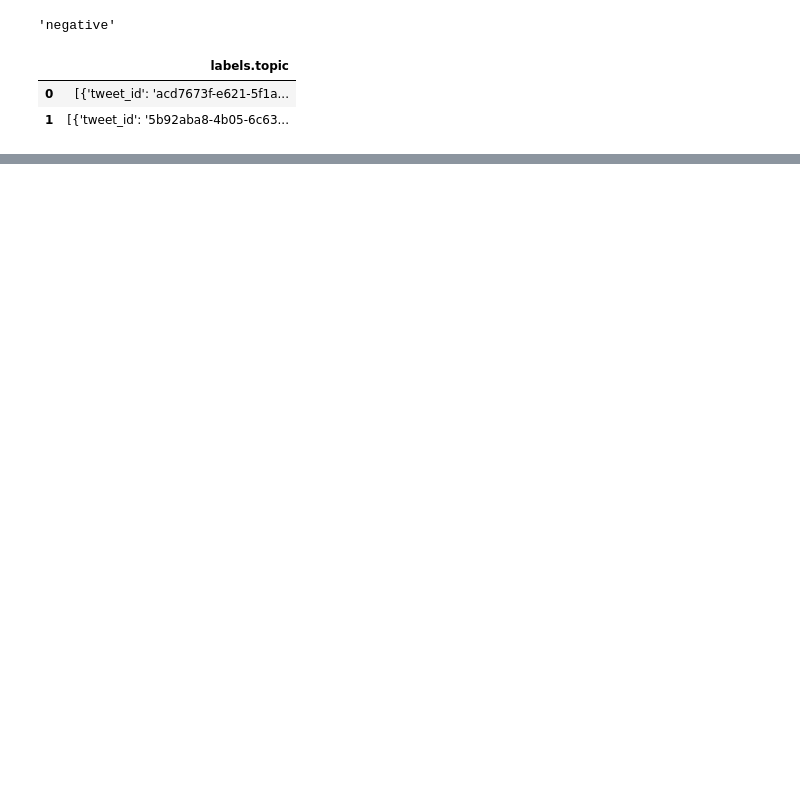
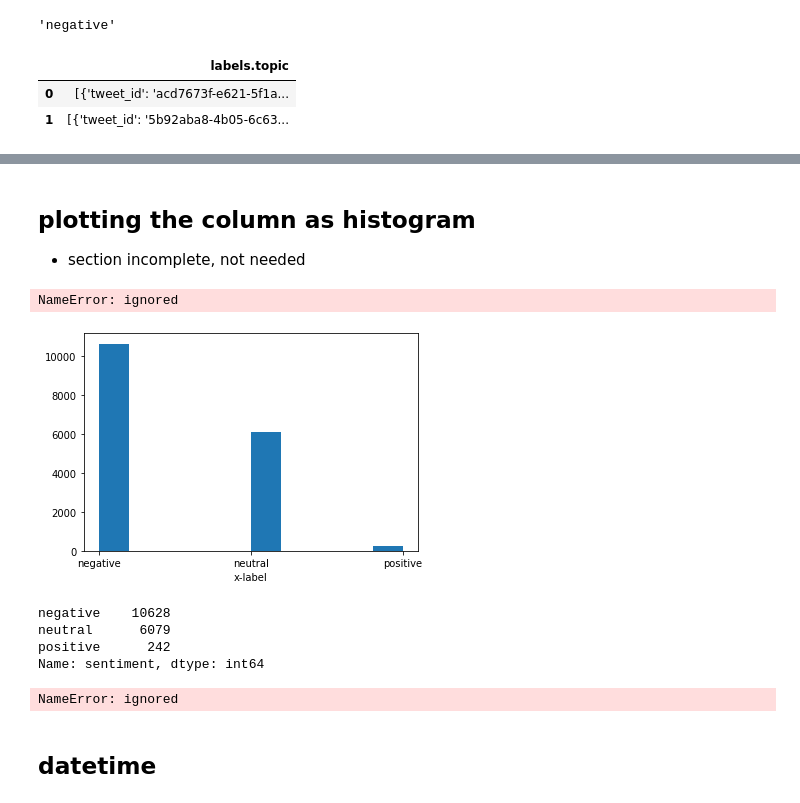
Before and after one commit to Himanshu-Dharma/Elon_bots_sentiment_analysis, a Jupyter notebook: Twitter_sentiment.ipynb, the cells around one changed output, grey strips where cells are left out. Drawn from its saved outputs; the diff is of its cells as text; code cells hidden in the pictures; blank space fills up the shorter version.

```diff
--- a/Twitter_sentiment.ipynb
+++ b/Twitter_sentiment.ipynb
@@ -86,0 +111,4 @@ newpd1.head(2)
+# %%
+sentiment = pd.DataFrame.from_dict(dict(new_pd["labels.sentiment"]),orient='index')
+df2 = pd.DataFrame([x for x in sentiment[0]])
+df2.head()
@@ -86,0 +126,4 @@ newpd1.head(2)
+# %%
+flatten_df = pd.merge(new_pd, pd.merge(df1, df2, left_index=True, right_index=True), left_index=True, right_index=True)
+flatten_df = flatten_df.drop(columns=['labels.topic', 'labels.sentiment'], axis=1)
+flatten_df['source_created_at'] = pd.to_datetime(flatten_df['source_created_at'])
@@ -86,0 +136,4 @@ newpd1.head(2)
+# %%
+flatten_df = flatten_df.drop(columns=['user_id_x', 'ground_truth_x', 'tweet_id_x'], axis=1)
+# %%
+flatten_df = flatten_df.rename(columns={"user_id_y": "user_id", "ground_truth_y": "ground_truth", "tweet_id_y	":"tweet_id"})
@@ -86,0 +145,21 @@ newpd1.head(2)
+# %% [markdown]
+## plotting the column as histogram
+
+
+- section incomplete, not needed
+# %%
+import matplotlib.pyplot as plt
+
+plt.hist(flatten_df['sentiment'], bins=10)
+plt.xlabel('x-label')
+ax.set_ylabel('y-label')
+# %% [output]
+NameError: ignored
+[figure, added]
+# %%
+flatten_df['sentiment'].value_counts()
+# %% [output]
+negative    10628
+neutral      6079
+positive      242
+Name: sentiment, dtype: int64
@@ -86,0 +168,18 @@ newpd1.head(2)
+# %%
+fig, ax = hist.subplots(figsize=(10, 10))
+
+# Add x-axis and y-axis
+ax.plot(flatten_df.sentiment.values,
+           flatten_df['sentiment'],
+           color='purple')
+
+# Set title and labels for axes
+ax.set(xlabel="Date",
+       ylabel="Precipitation (inches)",
+       title="Hourly Precipitation - Boulder Station\n 2003-2013")
+
+plt.show()
+# %% [output]
+NameError: ignored
+# %% [markdown]
+## datetime
```
Also changed, not shown: parts of 32 cells of this notebook.
